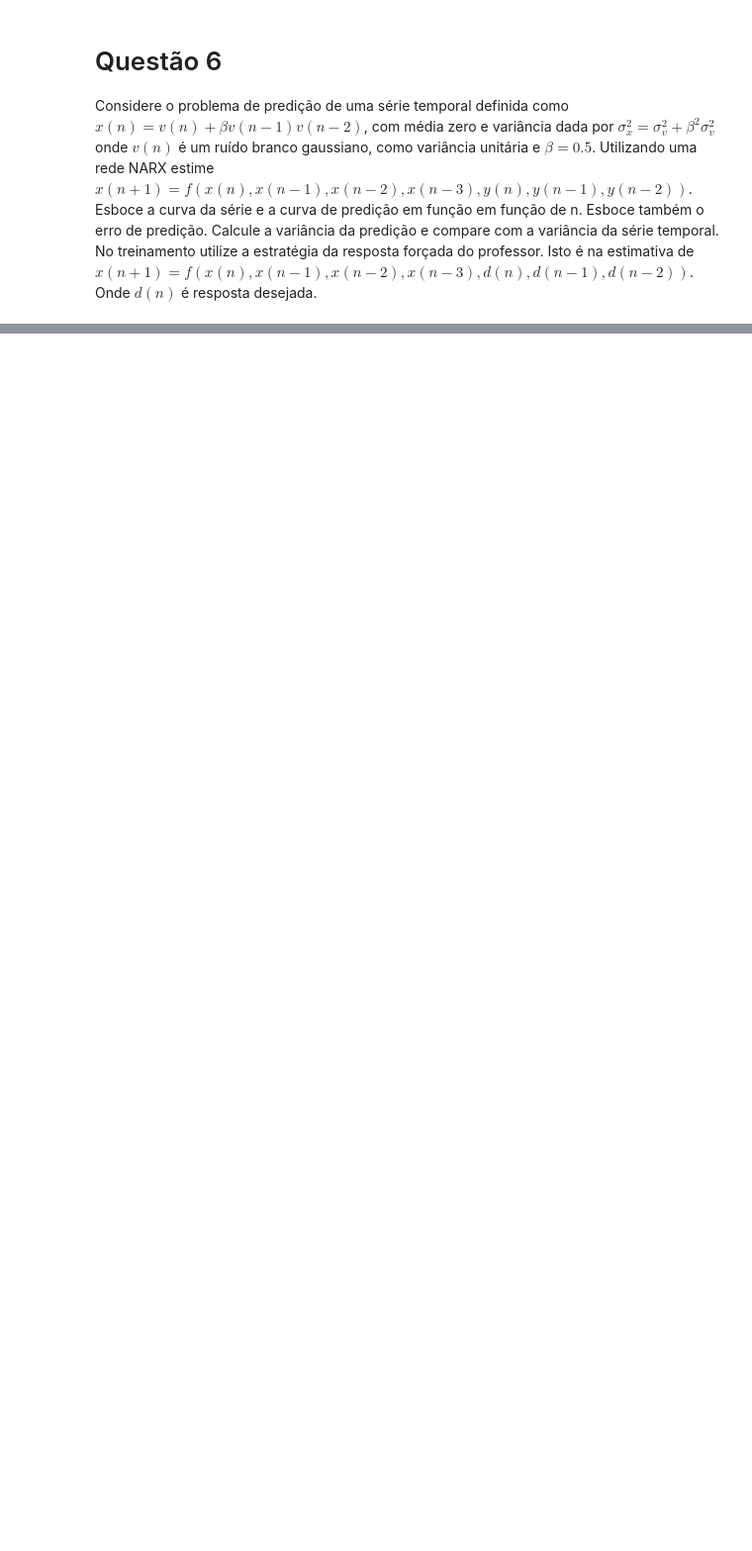
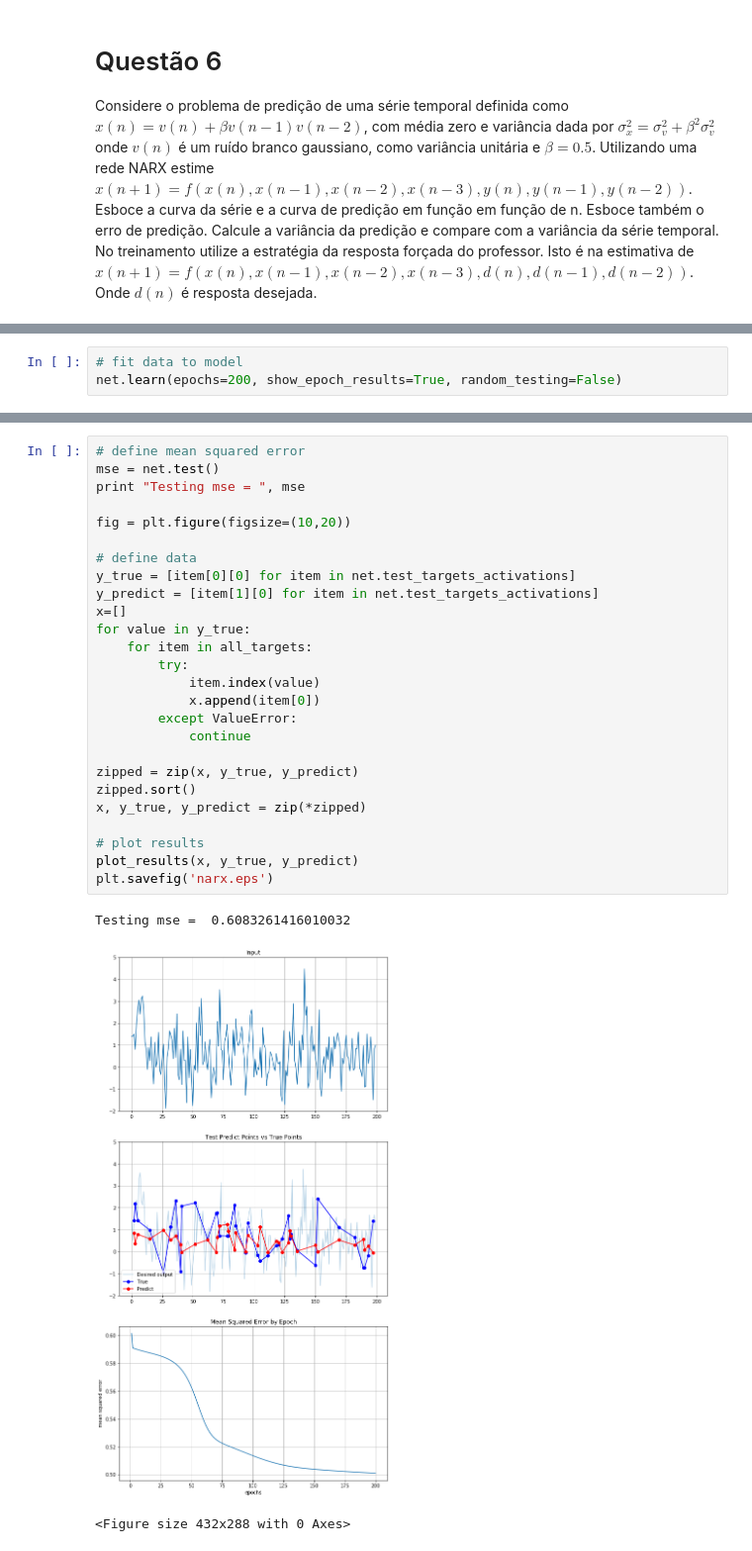
Before and after one commit to angelomarcelino/machine_learning, a Jupyter notebook: q6_NARX.ipynb, the cells around one changed output, grey strips where cells are left out. Shown: that part at 99% size. Saved outputs shown, nothing was run; the diff lists cells and outputs as text; blank space fills up the shorter version.

```diff
--- a/q6_NARX.ipynb
+++ b/q6_NARX.ipynb
@@ -31,0 +132,3 @@ plt.show()
+# %%
+# fit data to model
+net.learn(epochs=200, show_epoch_results=True, random_testing=False)
@@ -31,0 +153,30 @@ plt.show()
+# %%
+# define mean squared error
+mse = net.test()
+print "Testing mse = ", mse
+
+fig = plt.figure(figsize=(10,20))
+
+# define data
+y_true = [item[0][0] for item in net.test_targets_activations]
+y_predict = [item[1][0] for item in net.test_targets_activations]
+x=[]
+for value in y_true:
+    for item in all_targets:
+        try:
+            item.index(value)
+            x.append(item[0])
+        except ValueError:
+            continue
+
+zipped = zip(x, y_true, y_predict)
+zipped.sort()
+x, y_true, y_predict = zip(*zipped)
+
+# plot results
+plot_results(x, y_true, y_predict)
+plt.savefig('narx.eps')
+# %% [output]
+Testing mse =  0.6083261416010032
+[figure, added]
+<Figure size 432x288 with 0 Axes>
```
Also changed, not shown: parts of 5 cells of this notebook, 1 other file.
